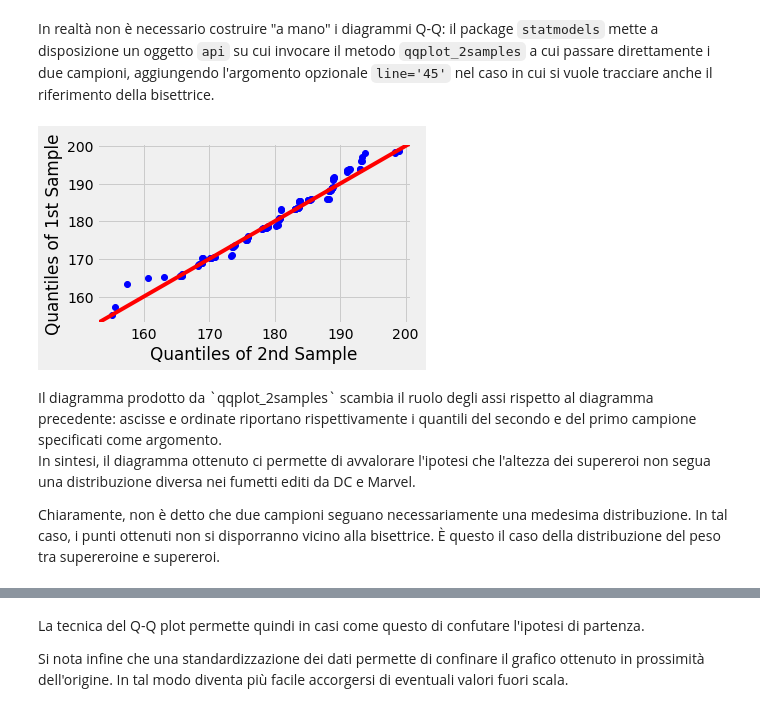
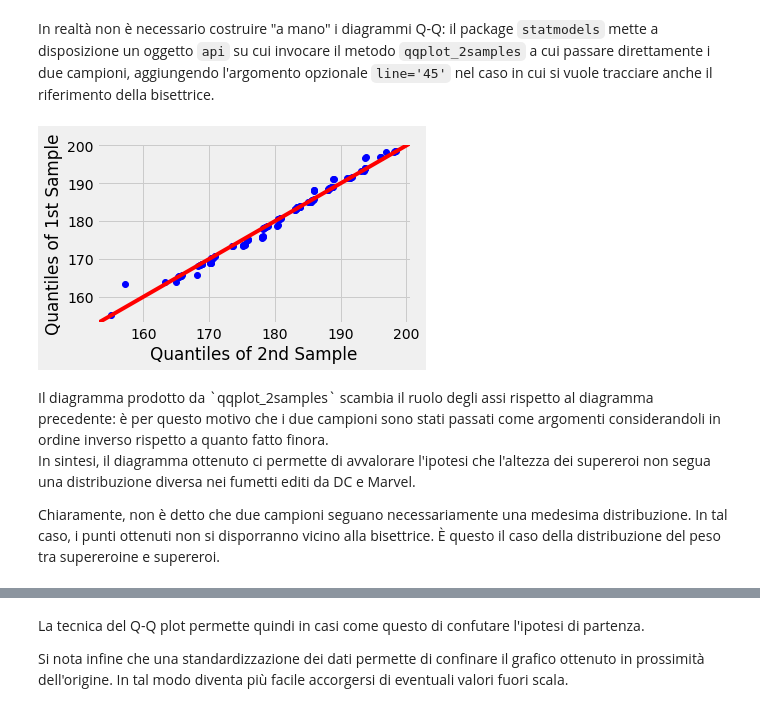
Before and after one commit to dariomalchiodi/superhero-datascience, a Jupyter notebook: content/L04-Indici_di_dispersione.ipynb, the cells around one changed output, grey strips where cells are left out. Cells and saved outputs as stored; diff of their text form; code cells hidden in the pictures.

```diff
--- a/content/L04-Indici_di_dispersione.ipynb
+++ b/content/L04-Indici_di_dispersione.ipynb
@@ -145,13 +150,13 @@ In realtà non è necessario costruire "a mano" i diagrammi Q-Q: il package `sta
 # %%
 import statsmodels.api as sm
 
-sm.qqplot_2samples(dc_sample, marvel_sample, line='45')
+sm.qqplot_2samples(marvel_sample, dc_sample, line='45')
 plt.show()
 # %% [output]
-[figure, old version]
+[figure, new version]
 # %% [markdown]
 <div class="bs-callout bs-callout-primary">
-Il diagramma prodotto da `qqplot_2samples` scambia il ruolo degli assi rispetto al diagramma precedente: ascisse e ordinate riportano rispettivamente i quantili del secondo e del primo campione specificati come argomento.
+Il diagramma prodotto da `qqplot_2samples` scambia il ruolo degli assi rispetto al diagramma precedente: è per questo motivo che i due campioni sono stati passati come argomenti considerandoli in ordine inverso rispetto a quanto fatto finora.
 </div>
 
 In sintesi, il diagramma ottenuto ci permette di avvalorare l'ipotesi che l'altezza dei supereroi non segua una distribuzione diversa nei fumetti editi da DC e Marvel.
```
Also changed, not shown: parts of 10 cells of this notebook, 1 other file.
